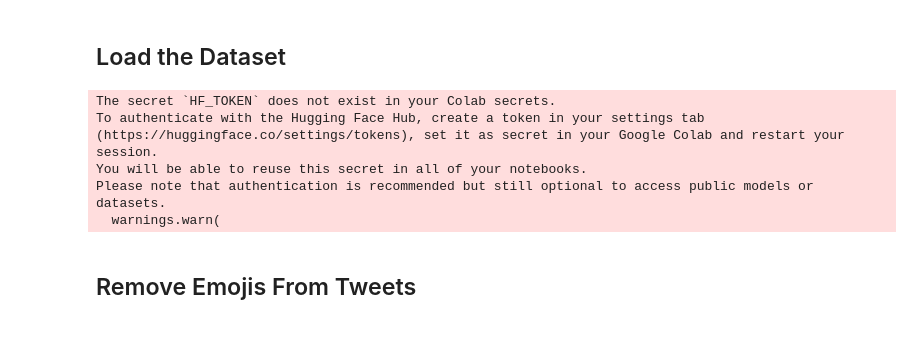
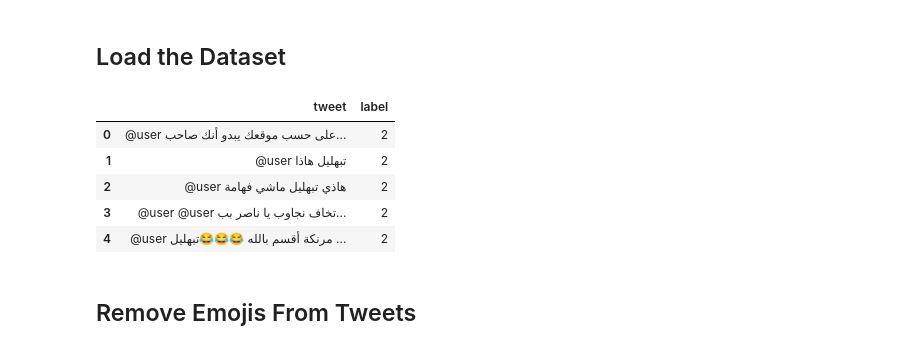
Before and after one commit to 1337-Artificial-Intelligence/hackai-2025, a Jupyter notebook: Notebooks/data_cleanup_tweet_dataset_darija.ipynb, the cells around one changed output. Saved outputs shown, nothing was run; the diff lists cells and outputs as text; code cells hidden in the pictures.

```diff
--- a/Notebooks/data_cleanup_tweet_dataset_darija.ipynb
+++ b/Notebooks/data_cleanup_tweet_dataset_darija.ipynb
@@ -35,22 +35,25 @@ Requirement already satisfied: certifi>=2017.4.17 in /usr/local/lib/python3.11/d
 from  datasets  import load_dataset
 import pandas as pd
 import re
+pd.set_option('display.max_colwidth', None)
 # %% [markdown]
 ## Load the Dataset
 # %%
 """
-Load the `shmuhammad/AfriSenti-twitter-sentiment` dataset from the Hugging Face `datasets` library for Moroccan Darija.
+Load the `shmuhammad/AfriSenti-twitter-sentiment` dataset from the Hugging Face `datasets` library, and specify the "arq" subset for Moroccan Darija.
 """
 darija_dataset = load_dataset("shmuhammad/AfriSenti-twitter-sentiment", "arq")
-# %% [output]
-The secret `HF_TOKEN` does not exist in your Colab secrets.
-To authenticate with the Hugging Face Hub, create a token in your settings tab (https://huggingface.co/settings/tokens), set it as secret in your Google Colab and restart your session.
-You will be able to reuse this secret in all of your notebooks.
-Please note that authentication is recommended but still optional to access public models or datasets.
-  warnings.warn(
 # %%
 """ Identify and select the subset of tweets of the train datasets"""
 darija_dataset_df = pd.DataFrame(darija_dataset['train'])
+darija_dataset_df.head()
+# %% [output]
+|  | tweet | label |
+| 0 | @user على حسب موقعك يبدو أنك صاحب... | 2 |
+| 1 | @user تبهليل هاذا | 2 |
+| 2 | @user هاذي تبهليل ماشي فهامة | 2 |
+| 3 | @user @user تخاف نجاوب يا ناصر بب... | 2 |
+| 4 | @user مرنكة أقسم بالله 😂😂😂تبهليل ... | 2 |
 # %% [markdown]
 ## Remove Emojis From Tweets
 # %%
```
Also changed, not shown: parts of 9 cells of this notebook, 2 other files.
